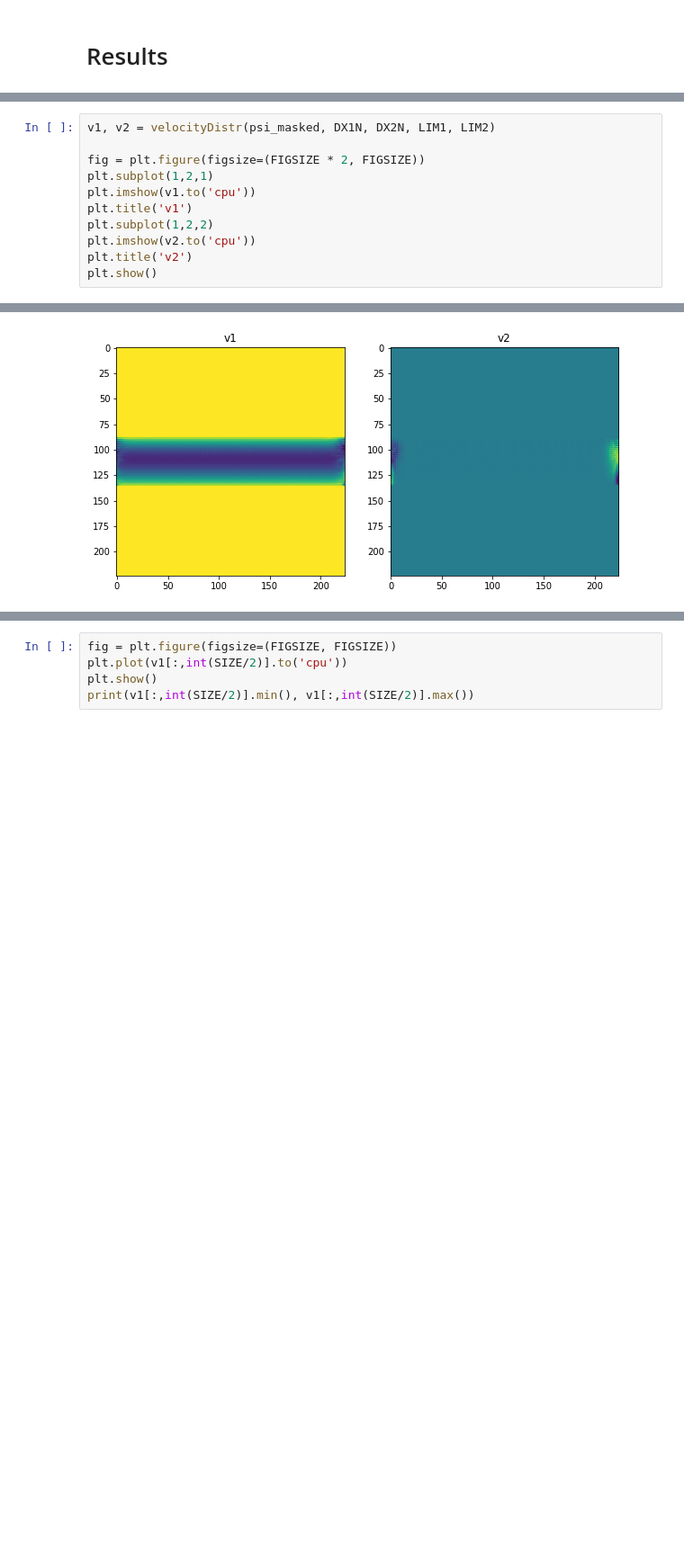
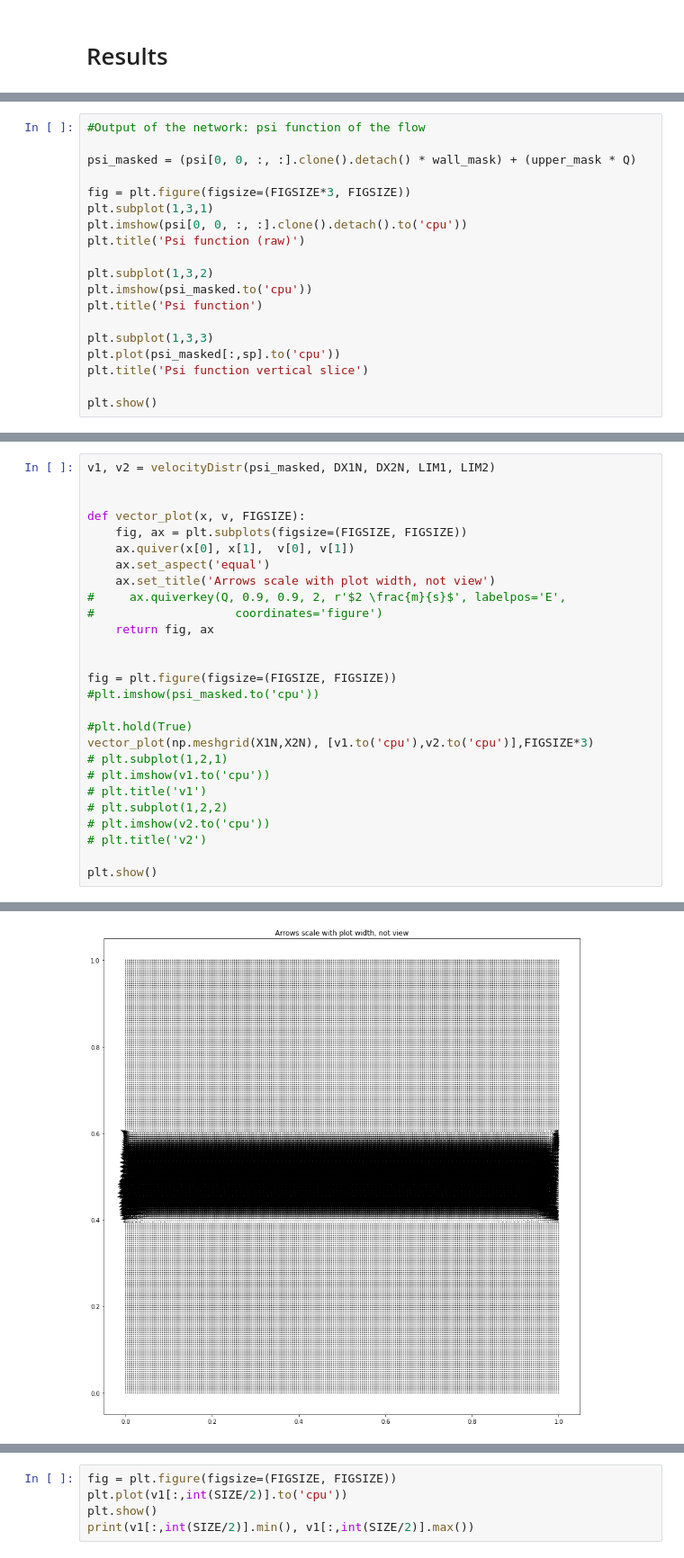
Before and after one commit to Mechanics-Mechatronics-and-Robotics/Physics-based-loss-and-machine-learning-approach-in-application-to-viscous-fluids-flow-modeling, a Jupyter notebook: Main.ipynb, the cells around one changed output, grey strips where cells are left out. Shown at 90% size. Drawn from its saved outputs; the diff is of its cells as text; blank space fills up the shorter version.

```diff
--- a/Main.ipynb
+++ b/Main.ipynb
@@ -903,0 +876,19 @@ plt.show()
+# %%
+#Output of the network: psi function of the flow
+
+psi_masked = (psi[0, 0, :, :].clone().detach() * wall_mask) + (upper_mask * Q)
+
+fig = plt.figure(figsize=(FIGSIZE*3, FIGSIZE))
+plt.subplot(1,3,1)
+plt.imshow(psi[0, 0, :, :].clone().detach().to('cpu'))
+plt.title('Psi function (raw)')
+
+plt.subplot(1,3,2)
+plt.imshow(psi_masked.to('cpu'))
+plt.title('Psi function')
+
+plt.subplot(1,3,3)
+plt.plot(psi_masked[:,sp].to('cpu'))
+plt.title('Psi function vertical slice')
+
+plt.show()
@@ -904,12 +897,28 @@ plt.show()
 # %%
 v1, v2 = velocityDistr(psi_masked, DX1N, DX2N, LIM1, LIM2)
 
-fig = plt.figure(figsize=(FIGSIZE * 2, FIGSIZE))
-plt.subplot(1,2,1)
-plt.imshow(v1.to('cpu'))
-plt.title('v1')
-plt.subplot(1,2,2)
-plt.imshow(v2.to('cpu'))
-plt.title('v2')
+
+def vector_plot(x, v, FIGSIZE):
+    fig, ax = plt.subplots(figsize=(FIGSIZE, FIGSIZE))
+    ax.quiver(x[0], x[1],  v[0], v[1])
+    ax.set_aspect('equal')
+    ax.set_title('Arrows scale with plot width, not view')
+#     ax.quiverkey(Q, 0.9, 0.9, 2, r'$2 \frac{m}{s}$', labelpos='E',
+#                    coordinates='figure')
+    return fig, ax
+
+
+fig = plt.figure(figsize=(FIGSIZE, FIGSIZE))
+#plt.imshow(psi_masked.to('cpu'))
+
+#plt.hold(True)
+vector_plot(np.meshgrid(X1N,X2N), [v1.to('cpu'),v2.to('cpu')],FIGSIZE*3)
+# plt.subplot(1,2,1)
+# plt.imshow(v1.to('cpu'))
+# plt.title('v1')
+# plt.subplot(1,2,2)
+# plt.imshow(v2.to('cpu'))
+# plt.title('v2')
+
 plt.show()
 # %% [output]
@@ -916 +926 @@ plt.show()
-[figure, old version]
+[figure, new version]
```
Also changed, not shown: parts of 9 cells of this notebook.
